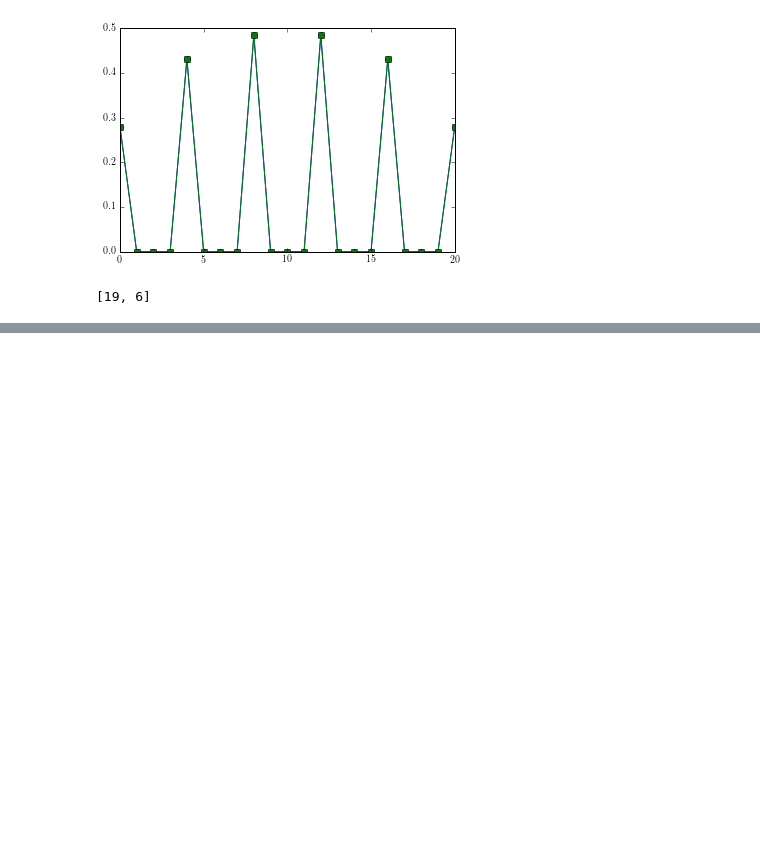
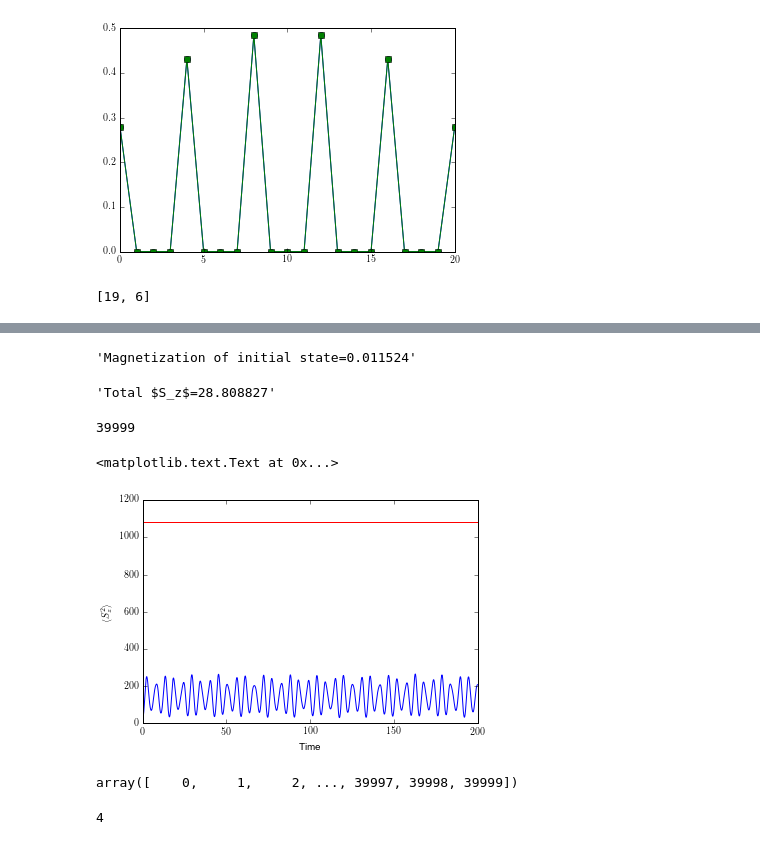
Before and after one commit to paraj003/LMG_quench, a Jupyter notebook: LMG_sim.ipynb, the cells around one changed output, grey strips where cells are left out. Saved outputs shown, nothing was run; the diff lists cells and outputs as text; code cells hidden in the pictures; blank space fills up the shorter version.

Commit message:
Added quench protocol

```diff
--- a/LMG_sim.ipynb
+++ b/LMG_sim.ipynb
@@ -186,0 +226,50 @@ U_t=LA.expm(-1j*Ham*t)
+# %%
+L=100 #Set system size.
+paramvals0=Ham_params(N=L,S=L/2,J=1,γ=0,Γ=4)
+paramvalsf=Ham_params(N=L,S=L/2,J=1,γ=0,Γ=1.02)
+dt=0.005 #time step
+Tf=200 # final time step
+Nsteps=int(Tf/dt)
+tarr=np.arange(dt,Tf+dt,dt)
+# %%
+#Initial state Ground state of the paramagnetic phase
+Ham0=LMG_generateHam(paramvals0)
+GSenergy,vec=spla.eigs(Ham0,k=1,which="SR")
+InitState=vec[:,0]
+display("Magnetization of initial state=%f"%magnetization2(InitState,L))
+display("Total $S_z$=%f"%Sz2(InitState,L))
+# %% [output]
+'Magnetization of initial state=0.011524'
+'Total $S_z$=28.808827'
+# %%
+#quench hamiltonian
+Hamf=LMG_generateHam(paramvalsf)
+GSenergy,vec=spla.eigs(Hamf,k=1,which="SR")
+U_dt=LA.expm(-1j*Hamf*dt)
+# %%
+#time-evolved magnetization squared
+M2arr=np.zeros(Nsteps)
+ψ_t=np.copy(InitState)
+for p in np.arange(Nsteps):
+    print(p, end='\r', flush=True)
+    ψ_t=np.dot(U_dt,ψ_t)
+    M2arr[p]=Sz2(ψ_t,L)
+# %% [output]
+39999
+# %%
+#plotting
+plt.plot(tarr,M2arr)
+plt.axhline((L/2)*(paramvals0.Γ-1)**0.5/(4*(paramvalsf.Γ-1)),color='r')
+plt.xlabel("Time")
+plt.ylabel("$\\langle S_z^2\\rangle$")
+# %% [output]
+<matplotlib.text.Text at 0x...>
+[figure, added]
+# %%
+np.arange(Nsteps)
+# %% [output]
+array([    0,     1,     2, ..., 39997, 39998, 39999])
+# %%
+paramvals0.Γ
+# %% [output]
+4
```
Also changed, not shown: parts of 13 cells of this notebook.
